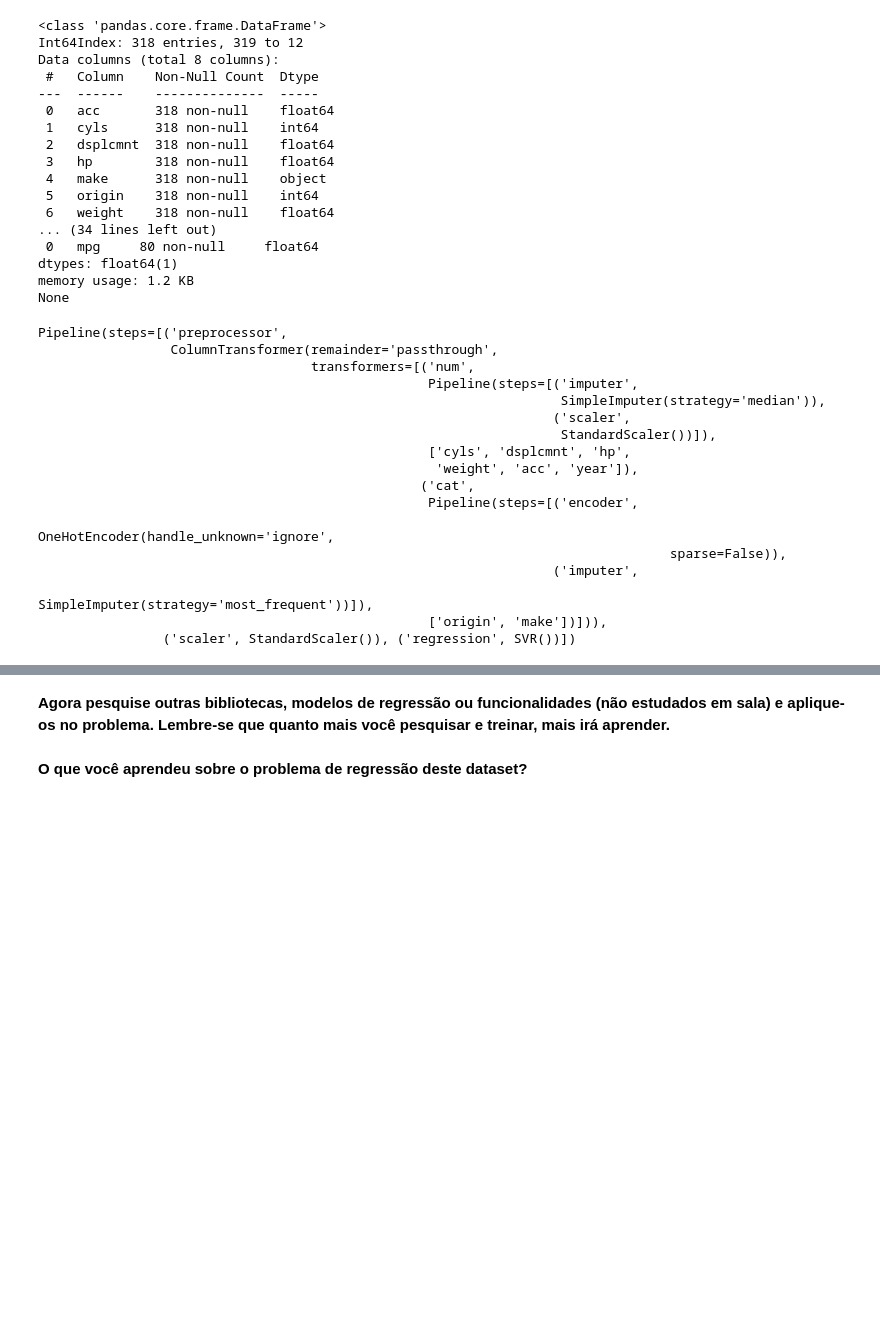
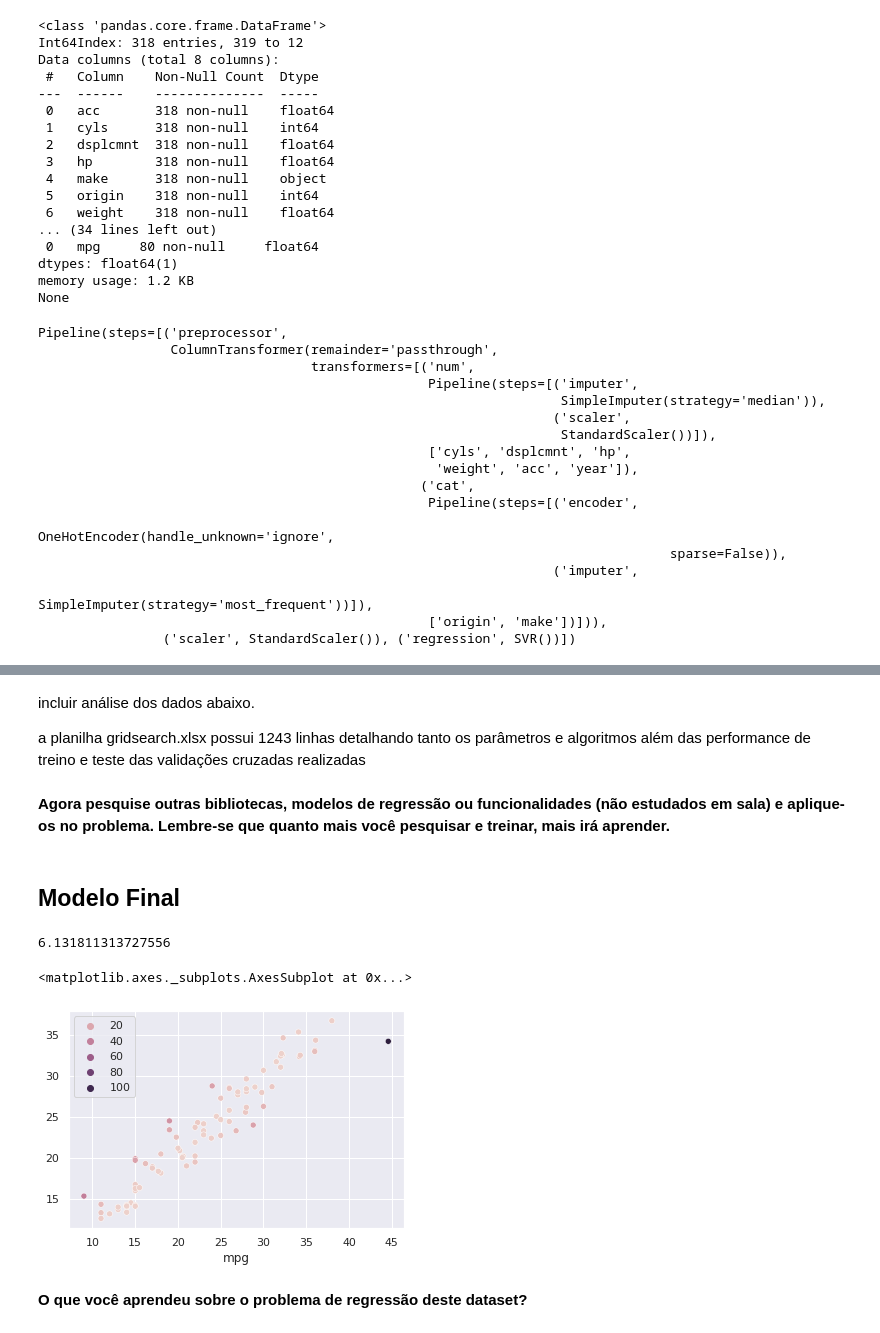
Before and after one commit to itaborai83/ecd221-ML-exercicio-03, a Jupyter notebook: Exercício_3_Problemas_de_Regressão.ipynb, the cells around one changed output, grey strips where cells are left out. Saved outputs shown, nothing was run; the diff lists cells and outputs as text; code cells hidden in the pictures; blank space fills up the shorter version.

```diff
--- a/Exercício_3_Problemas_de_Regressão.ipynb
+++ b/Exercício_3_Problemas_de_Regressão.ipynb
@@ -521,0 +529,4 @@ results_df.to_excel(OUTPUT_TRAINING_FILE)
+# %% [markdown]
+incluir análise dos dados abaixo.
+
+a planilha gridsearch.xlsx possui 1243 linhas detalhando tanto os parâmetros e algoritmos além das performance de treino e teste das validações cruzadas realizadas
@@ -522,4 +634,27 @@ results_df.to_excel(OUTPUT_TRAINING_FILE)
 # %% [markdown]
 **Agora pesquise outras bibliotecas, modelos de regressão ou funcionalidades (não estudados em sala) e aplique-os no problema. Lembre-se que quanto mais você pesquisar e treinar, mais irá aprender.**
+# %% [markdown]
+## Modelo Final
+# %%
+# a busca dos hiper parâmetros já treina o melhor estimador usando os dados de
+# treino disponíveis ao término da execução
+model = grid.best_estimator_
+#print(model)
+predictions = model.predict(X_test)
+print(mean_squared_error(y_test, predictions))
+# %% [output]
+6.131811313727556
+# %%
+mse = []
+for y, prediction in zip(y_test, predictions):
+    mse.append( (y-prediction)**2 )
+sns.scatterplot(
+    x=y_test,
+    y=predictions,
+    hue=mse
+)
+# %% [output]
+<matplotlib.axes._subplots.AxesSubplot at 0x...>
+[figure, added]
 # %% [markdown]
 **O que você aprendeu sobre o problema de regressão deste dataset?**
```
Also changed, not shown: parts of 2 cells of this notebook.
